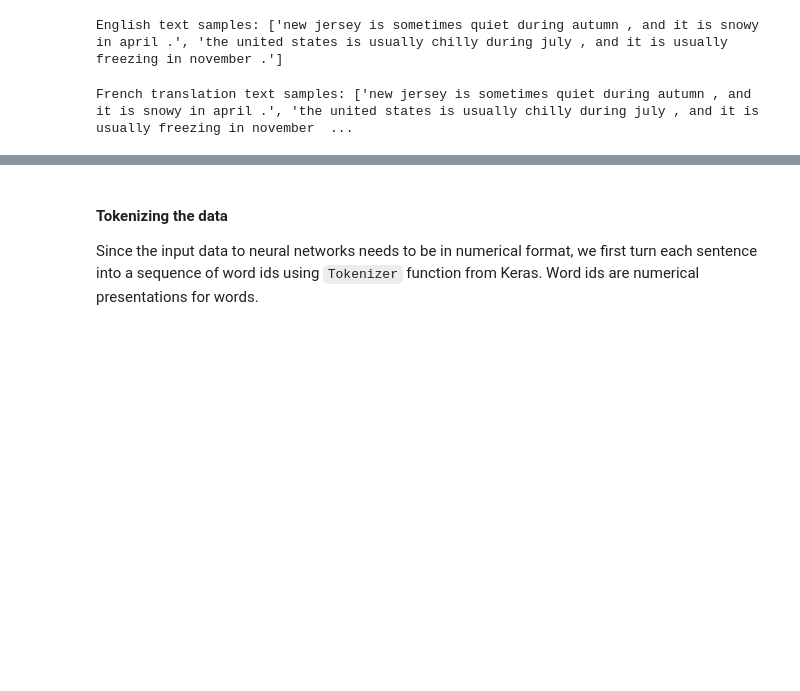
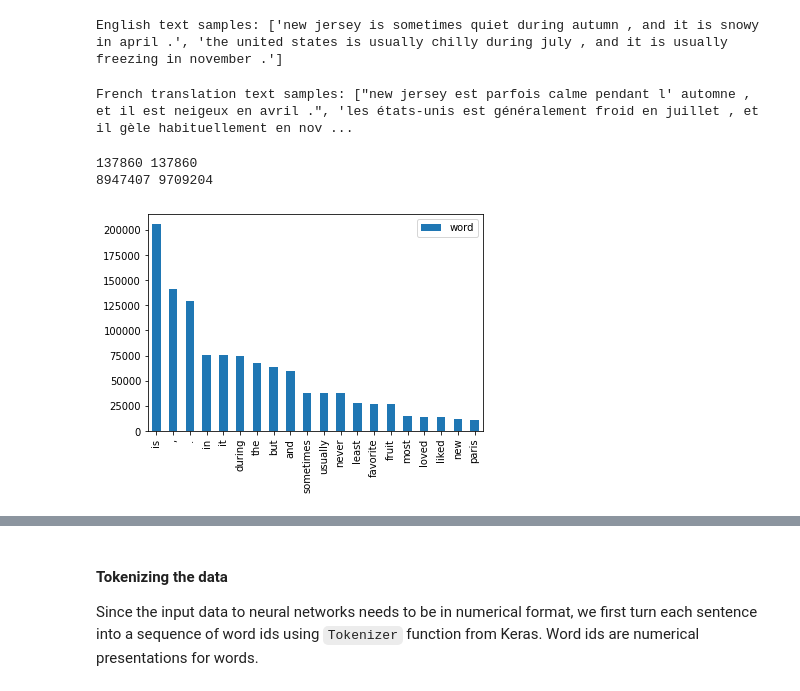
Before and after one commit to mlukan/GDA3B2021, a Jupyter notebook: NN/Translation.ipynb, the cells around one changed output, grey strips where cells are left out. Cells and saved outputs as stored; diff of their text form; code cells hidden in the pictures; blank space fills up the shorter version.

Commit message:
Added translation quest

```diff
--- a/NN/Translation.ipynb
+++ b/NN/Translation.ipynb
@@ -41,18 +47,41 @@ from zipfile import ZipFile
 # %%
-with ZipFile('small_vocab_en.csv.zip') as zf:
+path="https://github.com/mlukan/GDA3B2021/raw/main/files/"
+r = requests.get(path+'small-vocab-en.csv.zip')
+
+with ZipFile(io.BytesIO(r.content))  as zf:
     with zf.open('small_vocab_en.csv', 'r') as infile:
-        reader = csv.reader(TextIOWrapper(infile, 'utf-8'), delimiter='\n' )
-        english_text = [item for sublist in reader for item in sublist]
-        print(f"English text samples: {english_text[0:2]}")
+            reader = csv.reader(TextIOWrapper(infile, 'utf-8'), delimiter='\n' )
+            english_text = [item for sublist in reader for item in sublist]
+            print(f"English text samples: {english_text[0:2]}")
 # %% [output]
 English text samples: ['new jersey is sometimes quiet during autumn , and it is snowy in april .', 'the united states is usually chilly during july , and it is usually freezing in november .']
 # %%
-with ZipFile('small_vocab_fr.csv.zip') as zf:
+path="https://github.com/mlukan/GDA3B2021/raw/main/files/"
+r = requests.get(path+'small-vocab-fr.csv.zip')
+with ZipFile(io.BytesIO(r.content)) as zf:
     with zf.open('small_vocab_fr.csv', 'r') as infile:
         reader = csv.reader(TextIOWrapper(infile, 'utf-8'), delimiter='\n' )
         french_text = [item for sublist in reader for item in sublist]
-        print(f"French translation text samples: {english_text[0:2]}")
+        print(f"French translation text samples: {french_text[0:2]}")
 # %% [output]
-French translation text samples: ['new jersey is sometimes quiet during autumn , and it is snowy in april .', 'the united states is usually chilly during july , and it is usually freezing in november  ...
+French translation text samples: ["new jersey est parfois calme pendant l' automne , et il est neigeux en avril .", 'les états-unis est généralement froid en juillet , et il gèle habituellement en nov ...
 # %%
 # TODO: Data exploration -> calculate and print some statistics on data
+print(len(english_text),len(french_text))
+eng_wordlist= ' '.join(english_text).split(' ')
+fr_wordlist = ' '.join(french_text).split(' ')
+print(len(''.join(english_text)),len(''.join(french_text)))
+# %% [output]
+137860 137860
+8947407 9709204
+# %%
+# Create a dictionary with words as keys and zero values from a set of all the words in the english text
+eng_dict={k:0 for k in set(eng_wordlist)}
+# Fill the english wordcount dictionary
+for w in eng_wordlist:
+    eng_dict[w]+=1
+# Create a dataframe, sort by count and plot a frequency histogram of the 20 most frequent words
+eng_df=pd.DataFrame.from_dict(eng_dict, orient='index',columns=['word'])
+eng_df.sort_values(by='word',ascending=False).iloc[:20,].plot.bar();
+# %% [output]
+[figure, added]
```
Also changed, not shown: parts of 11 cells of this notebook.
